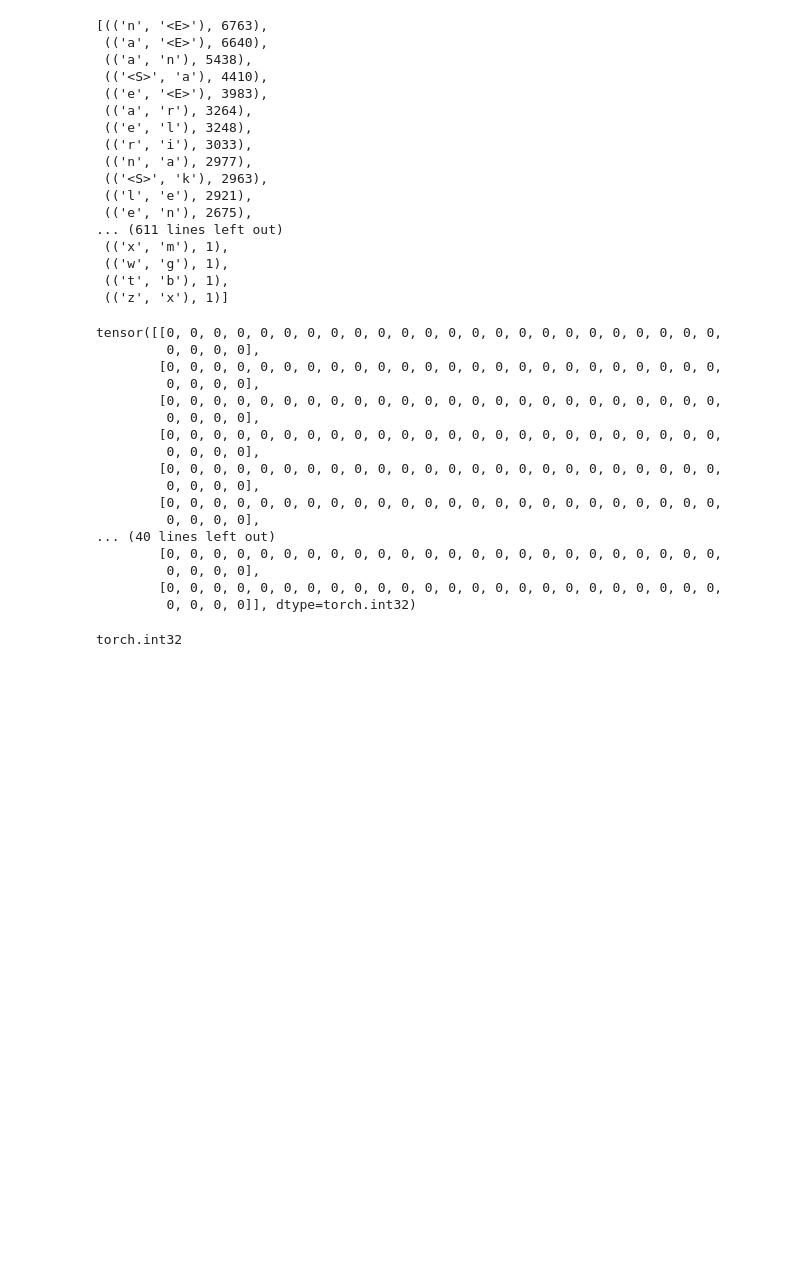
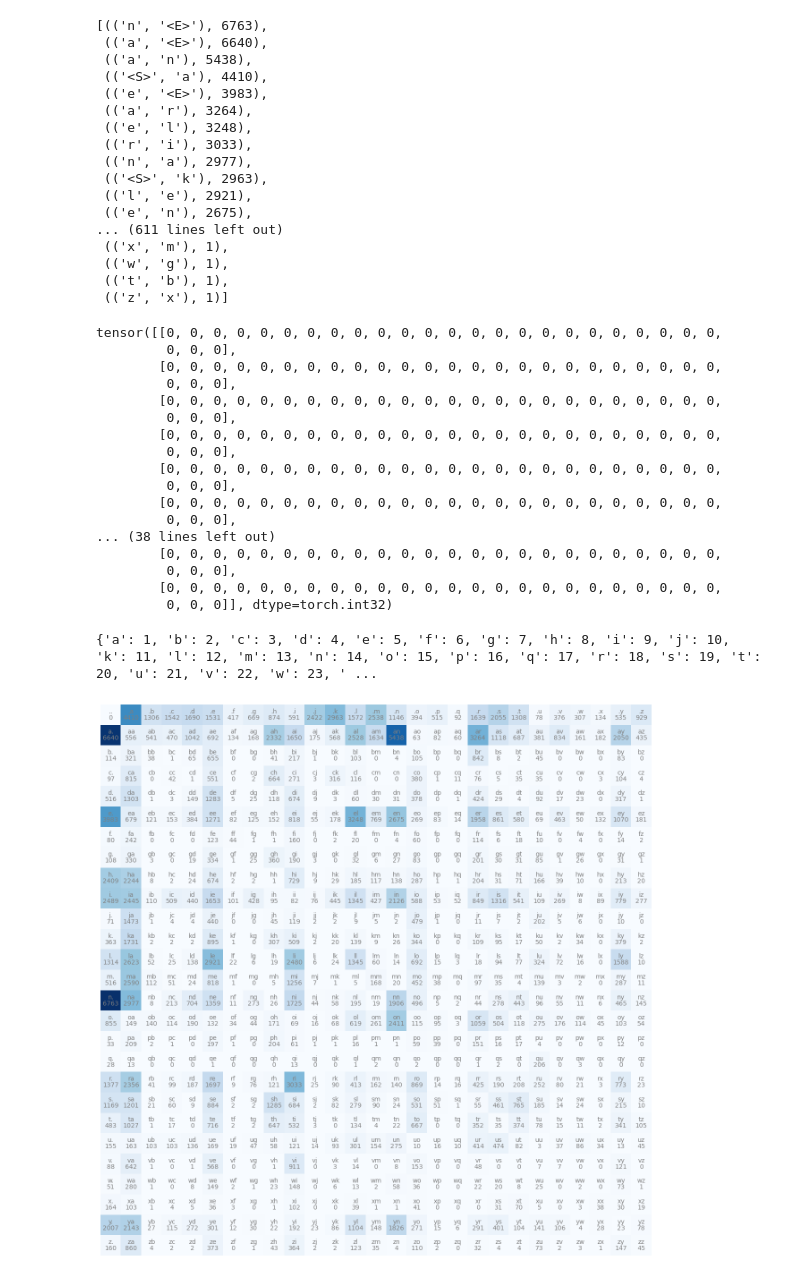
Before and after one commit to soerenml/makemore, a Jupyter notebook: makemore.ipynb, the cells around one changed output. Drawn from its saved outputs; the diff is of its cells as text; code cells hidden in the pictures; blank space fills up the shorter version.

```diff
--- a/makemore.ipynb
+++ b/makemore.ipynb
@@ -74,25 +79,58 @@ data = list(zip(keys_0, keys_1, values))
 # %%
 import torch
 
-N = torch.zeros((28,28), dtype=torch.int32)
+N = torch.zeros((27,27), dtype=torch.int32)
 print(N)
-N.dtype
 # %% [output]
 tensor([[0, 0, 0, 0, 0, 0, 0, 0, 0, 0, 0, 0, 0, 0, 0, 0, 0, 0, 0, 0, 0, 0, 0, 0,
-         0, 0, 0, 0],
+         0, 0, 0],
         [0, 0, 0, 0, 0, 0, 0, 0, 0, 0, 0, 0, 0, 0, 0, 0, 0, 0, 0, 0, 0, 0, 0, 0,
-         0, 0, 0, 0],
+         0, 0, 0],
         [0, 0, 0, 0, 0, 0, 0, 0, 0, 0, 0, 0, 0, 0, 0, 0, 0, 0, 0, 0, 0, 0, 0, 0,
-         0, 0, 0, 0],
+         0, 0, 0],
         [0, 0, 0, 0, 0, 0, 0, 0, 0, 0, 0, 0, 0, 0, 0, 0, 0, 0, 0, 0, 0, 0, 0, 0,
-         0, 0, 0, 0],
+         0, 0, 0],
         [0, 0, 0, 0, 0, 0, 0, 0, 0, 0, 0, 0, 0, 0, 0, 0, 0, 0, 0, 0, 0, 0, 0, 0,
-         0, 0, 0, 0],
+         0, 0, 0],
         [0, 0, 0, 0, 0, 0, 0, 0, 0, 0, 0, 0, 0, 0, 0, 0, 0, 0, 0, 0, 0, 0, 0, 0,
-         0, 0, 0, 0],
-... (40 lines left out)
+         0, 0, 0],
+... (38 lines left out)
         [0, 0, 0, 0, 0, 0, 0, 0, 0, 0, 0, 0, 0, 0, 0, 0, 0, 0, 0, 0, 0, 0, 0, 0,
-         0, 0, 0, 0],
+         0, 0, 0],
         [0, 0, 0, 0, 0, 0, 0, 0, 0, 0, 0, 0, 0, 0, 0, 0, 0, 0, 0, 0, 0, 0, 0, 0,
-         0, 0, 0, 0]], dtype=torch.int32)
+         0, 0, 0]], dtype=torch.int32)
-torch.int32
+# %%
+# Created a list of characters.
+chars = sorted(list(set("".join(words))))
+
+# Create a lookup table for our characters. `stoi` because we are mapping from s to i.
+# We are adding the i+1 as we would like to start with a: 1.
+stoi = {s:i+1 for i, s in enumerate(chars)}
+stoi['.'] = 0
+print(stoi)
+
+# Create reverse mapping.
+itos = {i:s for s, i in stoi.items()}
+# %% [output]
+{'a': 1, 'b': 2, 'c': 3, 'd': 4, 'e': 5, 'f': 6, 'g': 7, 'h': 8, 'i': 9, 'j': 10, 'k': 11, 'l': 12, 'm': 13, 'n': 14, 'o': 15, 'p': 16, 'q': 17, 'r': 18, 's': 19, 't': 20, 'u': 21, 'v': 22, 'w': 23, ' ...
+# %%
+for w in words:
+  chs = ['.'] + list(w) + ['.']
+  for ch1, ch2 in zip(chs, chs[1:]):
+    ix1 = stoi[ch1]
+    ix2 = stoi[ch2]
+    N[ix1, ix2] += 1
+# %%
+import matplotlib.pyplot as plt
+%matplotlib inline
+
+plt.figure(figsize=(16,16))
+plt.imshow(N, cmap='Blues')
+for i in range(27):
+    for j in range(27):
+        chstr = itos[i] + itos[j] # Create name of the particular string e.g. am
+        plt.text(j, i, chstr, ha="center", va="bottom", color='gray')
+        plt.text(j, i, N[i, j].item(), ha="center", va="top", color='gray')
+plt.axis('off');
+# %% [output]
+[figure, added]
```
Also changed, not shown: parts of 7 cells of this notebook.
